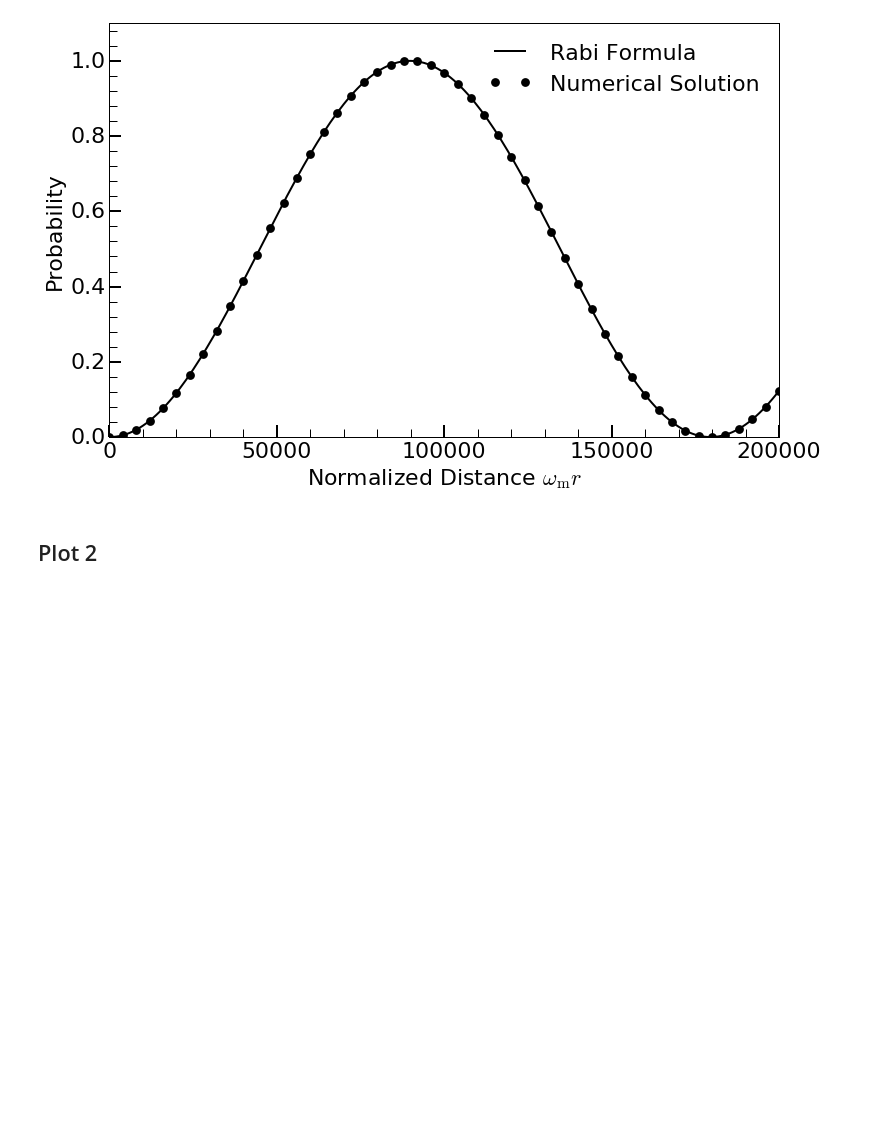
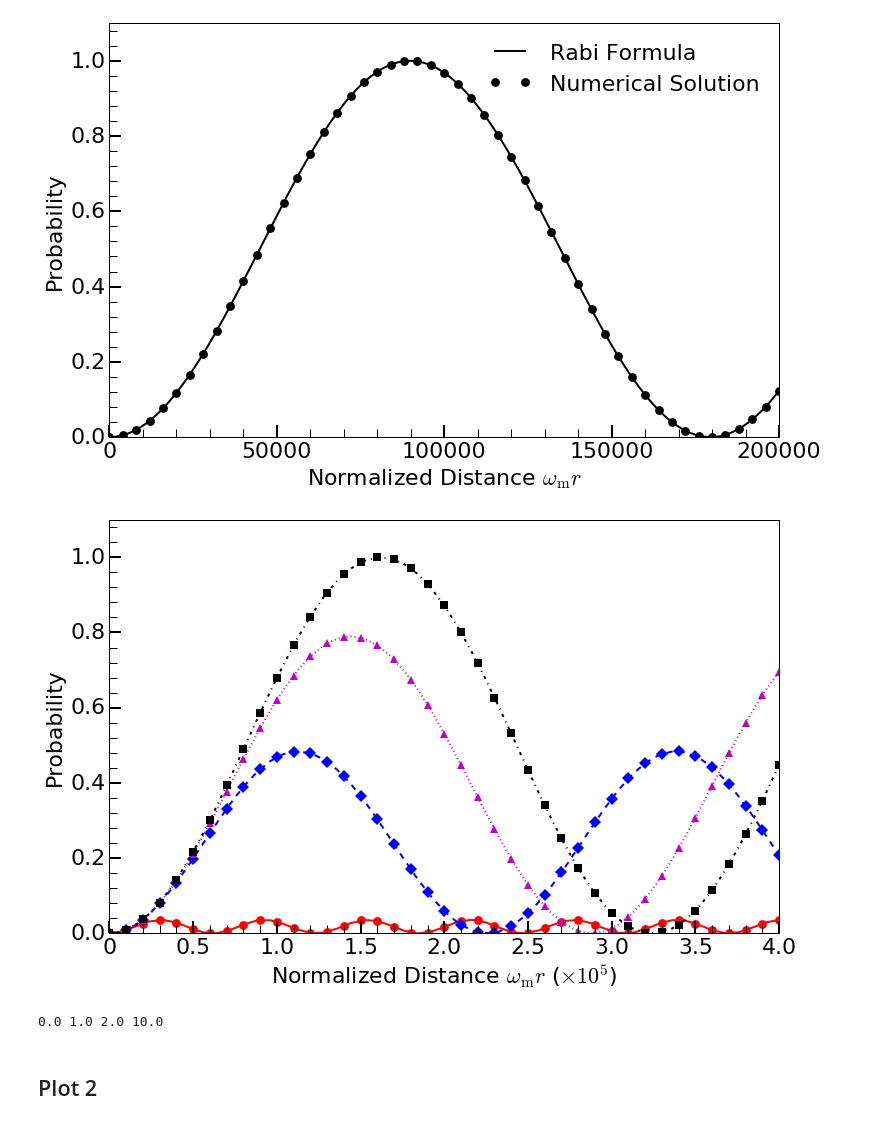
Before and after one commit to emptymalei/rabi-neutrino-oscillations, a Jupyter notebook: data/plots.ipynb, the cells around one changed output. Cells and saved outputs as stored; diff of their text form; code cells hidden in the pictures; blank space fills up the shorter version.

Commit message:
new data for single frequency

```diff
--- a/data/plots.ipynb
+++ b/data/plots.ipynb
@@ -47,3 +56,23 @@ sol10PList = np.genfromtxt ('sol10PList.csv', delimiter=",")
+# %%
+theory10List = np.genfromtxt ('theory10List.csv', delimiter=",")
+sol10PList = np.genfromtxt ('sol10PList.csv', delimiter=",")
+
+theory1List = np.transpose( np.genfromtxt( 'single-frequency/paper-single-frequency-simple-theory-prob-a1-0.0001-k1-0.9999.csv', delimiter=",") )
+
+theory2List = np.transpose( np.genfromtxt( 'single-frequency/paper-single-frequency-simple-theory-prob-a1-0.0001-k1-0.99998.csv', delimiter=",") )
+
+theory3List = np.transpose(  np.genfromtxt( 'single-frequency/paper-single-frequency-simple-theory-prob-a1-0.0001-k1-0.99999.csv', delimiter=",") )
+
+theory4List = np.transpose( np.genfromtxt( 'single-frequency/paper-single-frequency-simple-theory-prob-a1-0.0001-k1-1.csv', delimiter=",") )
+
+
+sol1List = np.transpose(  np.genfromtxt( 'single-frequency/paper-single-frequency-simple-a1-0.0001-k1-0.9999.csv', delimiter=",") )
+
+sol2List = np.transpose( np.genfromtxt( 'single-frequency/paper-single-frequency-simple-a1-0.0001-k1-0.99998.csv', delimiter=",") )
+
+sol3List = np.transpose( np.genfromtxt( 'single-frequency/paper-single-frequency-simple-a1-0.0001-k1-0.99999.csv', delimiter=",") )
+
+sol4List = np.transpose( np.genfromtxt( 'single-frequency/paper-single-frequency-simple-a1-0.0001-k1-1.csv', delimiter=",") )
 # %%
 singleFrequencyplt, singleFrequencyax = plt.subplots()
 
@@ -82,2 +111,49 @@ plt.savefig('rabiOscillationsNeutrinoCoincidence-single-frequency.pdf',bbox_inch
 # %% [output]
 [figure]
+# %%
+singleFrequencyplt, singleFrequencyax = plt.subplots()
+
+# plt.ticklabel_format(style='sci', axis='x', scilimits=(0,0))
+
+sfps = 10
+singleFrequencyplt = plt.plot(theory1List[0],theory1List[1],'r-',sol1List[0][0::sfps],sol1List[1][0::sfps],'ro',\
+                              theory2List[0],theory2List[1],'b--',sol2List[0][0::sfps],sol2List[1][0::sfps],'bD',\
+                              theory3List[0],theory3List[1],'m:',sol3List[0][0::sfps],sol3List[1][0::sfps],'m^',\
+                              theory4List[0],theory4List[1],'k-.',sol4List[0][0::sfps],sol4List[1][0::sfps],'ks',\
+                              markersize=ftsz*0.4, linewidth=2, fillstyle='full', markeredgecolor='red', markeredgewidth=0.0)
+plt.xlabel('Normalized Distance $\omega_{\mathrm{m}}r$ ($\\times10^5$)', fontsize=ftsz)
+plt.ylabel('Probability', fontsize=ftsz)
+plt.ylim([0,1.1])
+plt.xlim([0,400000])
+#plt.xlim([0,375000])
+# plt.legend(['Rabi Formula','Numerical Solution'], fontsize=ftsz,frameon=False,loc=1)
+
+singleFrequencyax.tick_params('both', length=12, width=2, which='major', labelsize=ftsz, top='off', right='off')
+singleFrequencyax.tick_params('both', length=8, width=1, which='minor', labelsize=ftsz, top='off', right='off')
+
+singleFrequencymajorLocator = MultipleLocator(50000)
+singleFrequencymajorFormatter = FormatStrFormatter('%d')
+singleFrequencyminorLocator = MultipleLocator(10000)
+
+singleFrequencymajorLocatory = MultipleLocator(0.2)
+singleFrequencymajorFormattery = FormatStrFormatter('%0.1f')
+singleFrequencyminorLocatory = MultipleLocator(0.04)
+
+
+singleFrequencyax.xaxis.set_major_locator(singleFrequencymajorLocator)
+singleFrequencyax.xaxis.set_major_formatter(singleFrequencymajorFormatter)
+
+singleFrequencyax.yaxis.set_major_locator(singleFrequencymajorLocatory)
+singleFrequencyax.yaxis.set_major_formatter(singleFrequencymajorFormattery)
+
+# xlabels = [item.get_text() for item in interferenceax.get_xticklabels()]
+singleFrequencyxlabels = ['', '0','0.5','1.0','1.5','2.0', '2.5', '3.0', '3.5', '4.0']
+singleFrequencyax.set_xticklabels(singleFrequencyxlabels)
+
+# for the minor ticks, use no labels; default NullFormatter
+singleFrequencyax.xaxis.set_minor_locator(singleFrequencyminorLocator)
+singleFrequencyax.yaxis.set_minor_locator(singleFrequencyminorLocatory)
+
+plt.savefig('rabiOscillationsNeutrinoCoincidence-single-frequency.pdf',bbox_inches='tight')
+# %% [output]
+[figure, added]
@@ -84,3 +163,9 @@ plt.savefig('rabiOscillationsNeutrinoCoincidence-single-frequency.pdf',bbox_inch
+# %%
+print(\
+    qvalue(0.0001,1), qvalue(0.0001,1-0.0001), qvalue(0.0001,1-0.0002),qvalue(0.0001,1-0.001)\
+)
+# %% [output]
+0.0 1.0 2.0 10.0
 # %% [markdown]
 ## Plot 2
 # %%
```
Also changed, not shown: parts of 5 cells of this notebook, 9 other files.
